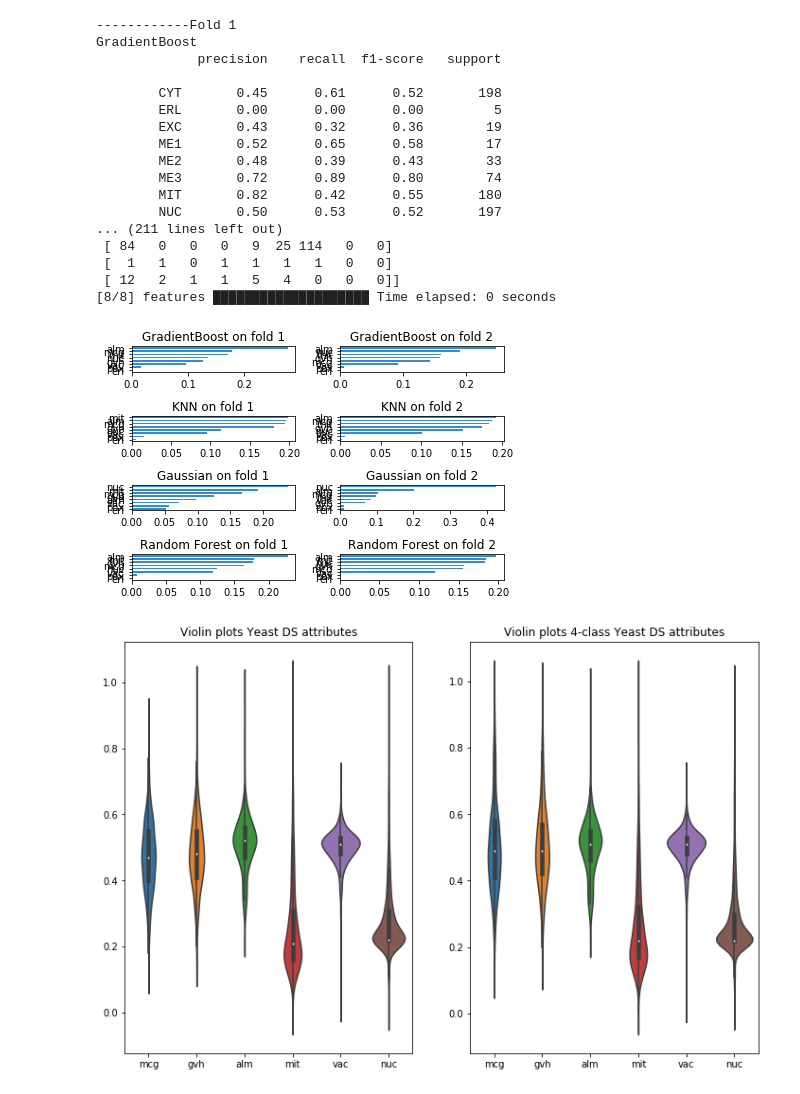
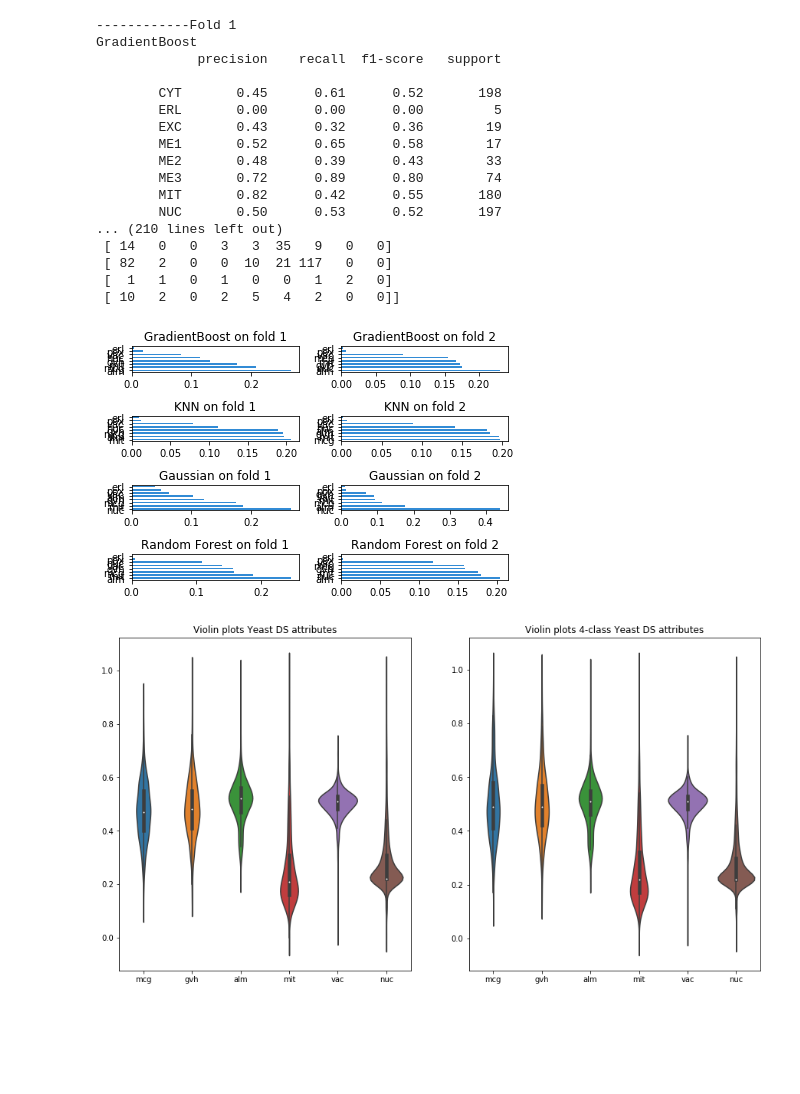
Before and after one commit to DiegoAnas/SPEML-Explainability, a Jupyter notebook: explain_skater.ipynb, the cells around one changed output. Drawn from its saved outputs; the diff is of its cells as text; code cells hidden in the pictures; blank space fills up the shorter version.

```diff
--- a/explain_skater.ipynb
+++ b/explain_skater.ipynb
@@ -34,44 +36,45 @@ for train_index, test_index in kFold.split(yeastAttrib):
     print(f"------------"
           f"Fold {fold}")
     modelno = 1
+    train_data, train_target = yeastAttrib[train_index], yeastTarget[train_index]
+    test_data, test_target = yeastAttrib[test_index], yeastTarget[test_index]
     for model, title in zip(models, titles):
-        train_data, train_target = yeastAttrib[train_index], yeastTarget[train_index]
-        test_data, test_target = yeastAttrib[test_index], yeastTarget[test_index]
         clf = model.fit(train_data, train_target)
-
         prediction = clf.predict(test_data)
         print(f"{title}")
         print(classification_report(test_target, prediction))
         print(f"Confusion Matrix: \n {confusion_matrix(test_target, prediction)}")
 
         ax = axs[modelno - 1, fold - 1]
         interpreter = Interpretation(test_data, feature_names=featureNames[1:9])
-        model_no_proba = InMemoryModel(model.predict, examples=test_data, unique_values=model.classes_)
-        interpreter.feature_importance.plot_feature_importance(model_no_proba, ascending=False, ax=ax)
+        # model_no_proba = InMemoryModel(model.predict, examples=test_data, unique_values=model.classes_)
+        model_mem = InMemoryModel(model.predict_proba, examples=test_data)
+        interpreter.feature_importance.plot_feature_importance(model_mem, ascending=False, ax=ax, progressbar=False)
         ax.set_title(f"{title} on fold {fold}")
         print("\n")
         modelno += 1
     fold += 1
+plt.rcParams["figure.figsize"] = (30,30)
 plt.tight_layout()
 # %% [output]
 ------------Fold 1
 GradientBoost
              precision    recall  f1-score   support
 
         CYT       0.45      0.61      0.52       198
         ERL       0.00      0.00      0.00         5
         EXC       0.43      0.32      0.36        19
         ME1       0.52      0.65      0.58        17
         ME2       0.48      0.39      0.43        33
         ME3       0.72      0.89      0.80        74
         MIT       0.82      0.42      0.55       180
         NUC       0.50      0.53      0.52       197
-... (211 lines left out)
- [ 84   0   0   0   9  25 114   0   0]
- [  1   1   0   1   1   1   1   0   0]
- [ 12   2   1   1   5   4   0   0   0]]
-[8/8] features ████████████████████ Time elapsed: 0 seconds
+... (210 lines left out)
+ [ 14   0   0   3   3  35   9   0   0]
+ [ 82   2   0   0  10  21 117   0   0]
+ [  1   1   0   1   0   0   1   2   0]
+ [ 10   2   0   2   5   4   2   0   0]]
-[figure, old version]
+[figure, new version]
 # %%
 yeast4Classes = yeastData.loc[(yeastData["loc"] == "CYT")|( yeastData["loc"] == "NUC" )| (yeastData["loc"] == "MIT" )| (yeastData["loc"] == "ME3")]
 yeastAttrib = yeast4Classes.iloc[:, 1:9].values  # fix column indexes
@@ -84,7 +87,7 @@ plt.subplot(1, 2, 2)
 plt.title("Violin plots 4-class Yeast DS attributes")
 ax = sns.violinplot(data=yeastData.iloc[:, [1, 2, 3, 4, 7, 8]], orient="v")
 # %% [output]
-[figure, old version]
+[figure, new version]
 # %%
 fold = 1
 fig, axs = plt.subplots(len(models), kFold.n_splits)
```
Also changed, not shown: parts of 5 cells of this notebook, 55 other files.
